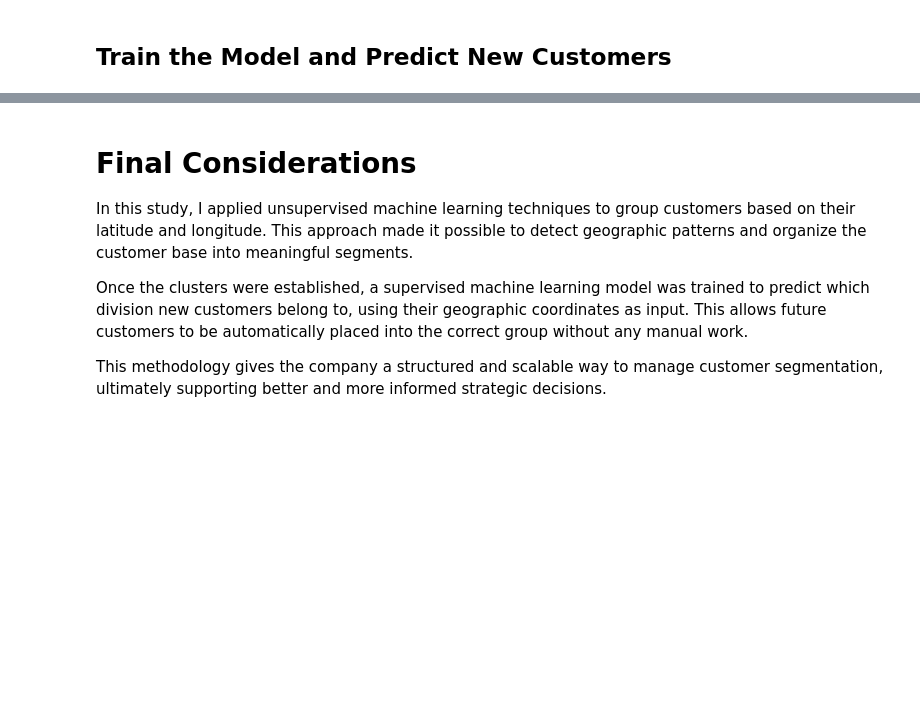
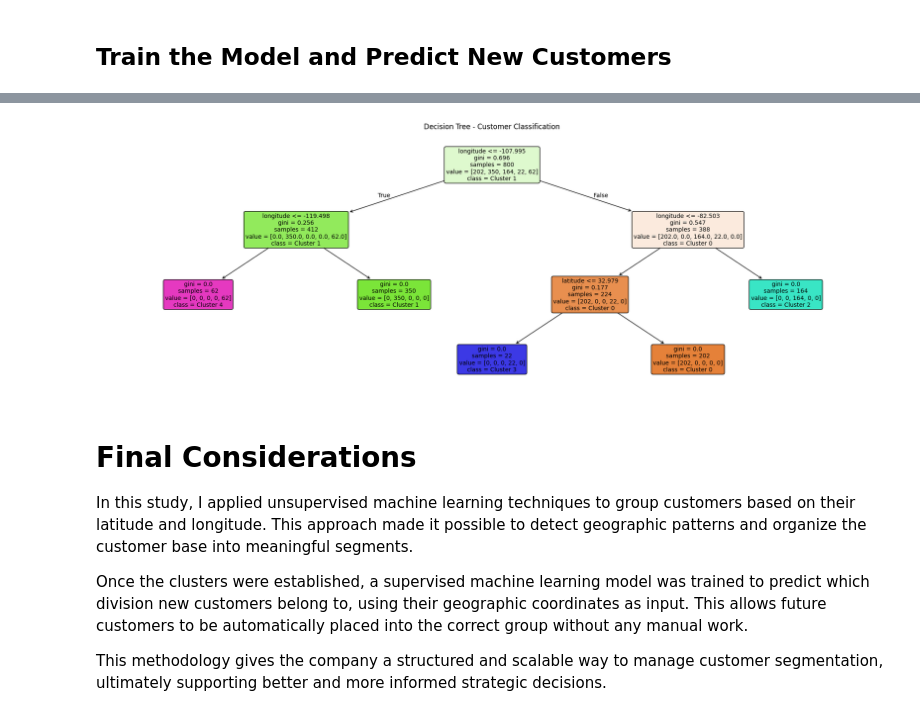
Before and after one commit to Leomgama/CustomerClassification, a Jupyter notebook: CustomerClassification.ipynb, the cells around one changed output, grey strips where cells are left out. Saved outputs shown, nothing was run; the diff lists cells and outputs as text; code cells hidden in the pictures; blank space fills up the shorter version.

```diff
--- a/CustomerClassification.ipynb
+++ b/CustomerClassification.ipynb
@@ -247,3 +312,20 @@ Accuracy: 100.00%
+# %%
+# Visualizing the Decision Tree
+from sklearn.tree import plot_tree
+
+plt.figure(figsize=(24, 8))
+plot_tree(
+    classifier,
+    feature_names=['latitude', 'longitude'],
+    class_names=[f'Cluster {i}' for i in range(number_clusters)],
+    filled=True,
+    rounded=True,
+    fontsize=10
+)
+plt.title('Decision Tree - Customer Classification')
+plt.show()
+# %% [output]
+[figure, added]
 # %% [markdown]
 # Final Considerations
 
```
Also changed, not shown: parts of 10 cells of this notebook.
